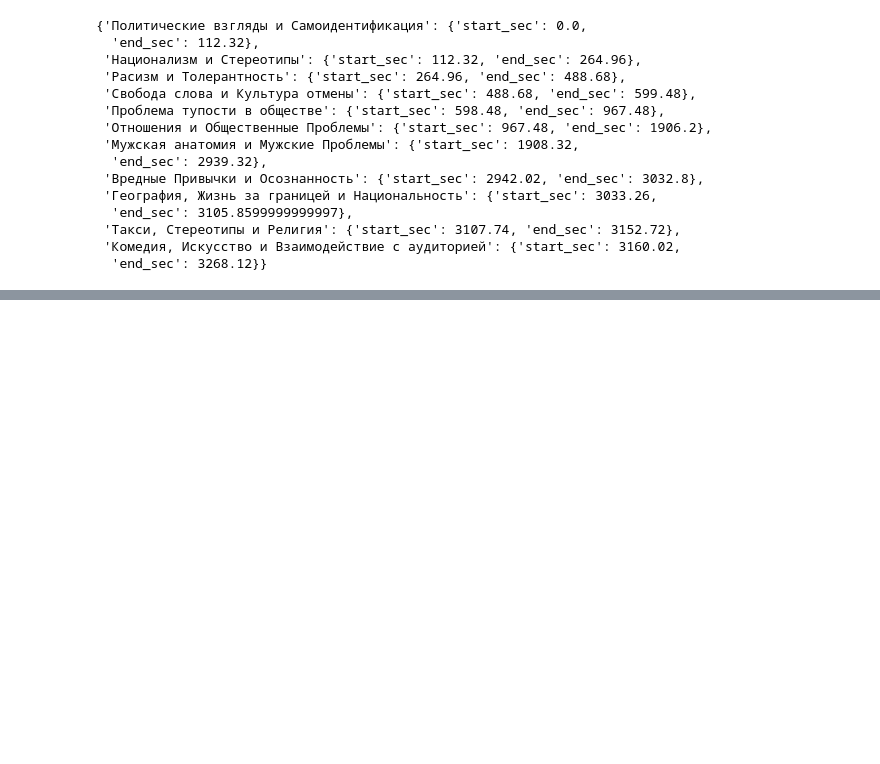
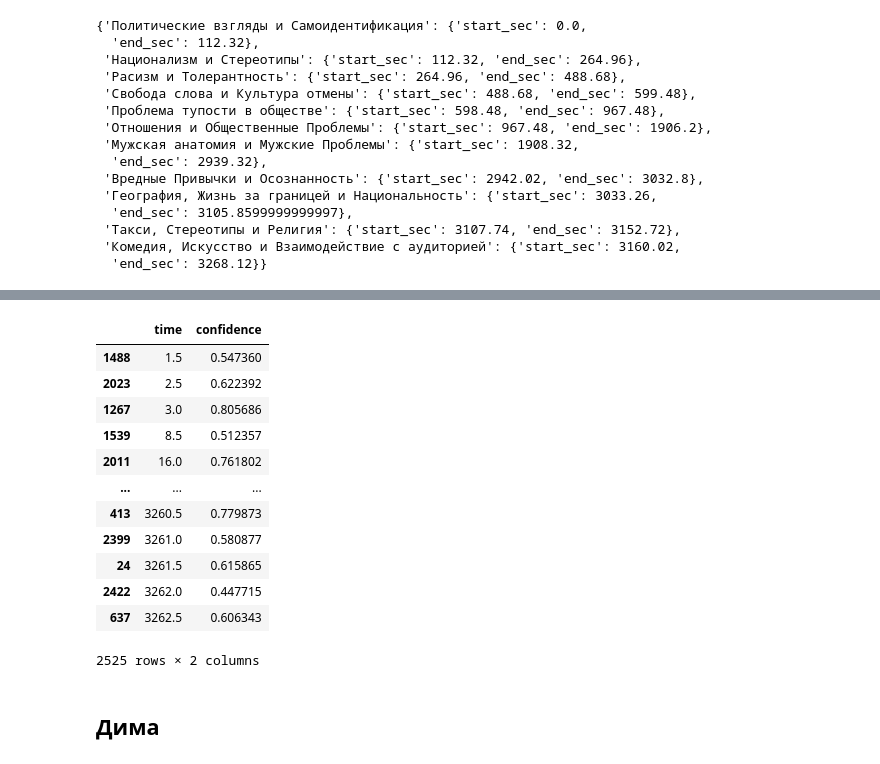
Before and after one commit to NadsonovAS/StandUP_project, a Jupyter notebook: src/Jupiter_test.ipynb, the cells around one changed output, grey strips where cells are left out. Cells and saved outputs as stored; diff of their text form; code cells hidden in the pictures; blank space fills up the shorter version.

```diff
--- a/src/Jupiter_test.ipynb
+++ b/src/Jupiter_test.ipynb
@@ -239,0 +460,35 @@ formatted_text
+# %%
+import json
+import pandas as pd
+
+# Загрузка JSON из файла
+with open("../data/laughter_segmentation_json/Idrak.json", "r") as f:
+    data = json.load(f)
+
+# Преобразование в DataFrame
+df_idrak = pd.DataFrame(list(data.items()), columns=["time", "confidence"])
+
+# Преобразование time в float (если требуется числовая ось)
+df_idrak["time"] = df_idrak["time"].astype(float)
+
+# Сортировка по времени (опционально)
+df_idrak.sort_values("time", inplace=True)
+
+# Результат
+df_idrak
+# %% [output]
+|  | time | confidence |
+| 1488 | 1.5 | 0.547360 |
+| 2023 | 2.5 | 0.622392 |
+| 1267 | 3.0 | 0.805686 |
+| 1539 | 8.5 | 0.512357 |
+| 2011 | 16.0 | 0.761802 |
+| ... | ... | ... |
+| 413 | 3260.5 | 0.779873 |
+| 2399 | 3261.0 | 0.580877 |
+| 24 | 3261.5 | 0.615865 |
+| 2422 | 3262.0 | 0.447715 |
+| 637 | 3262.5 | 0.606343 |
+2525 rows × 2 columns
+# %% [markdown]
+## Дима
```
Also changed, not shown: parts of 15 cells of this notebook, 13 other files.
